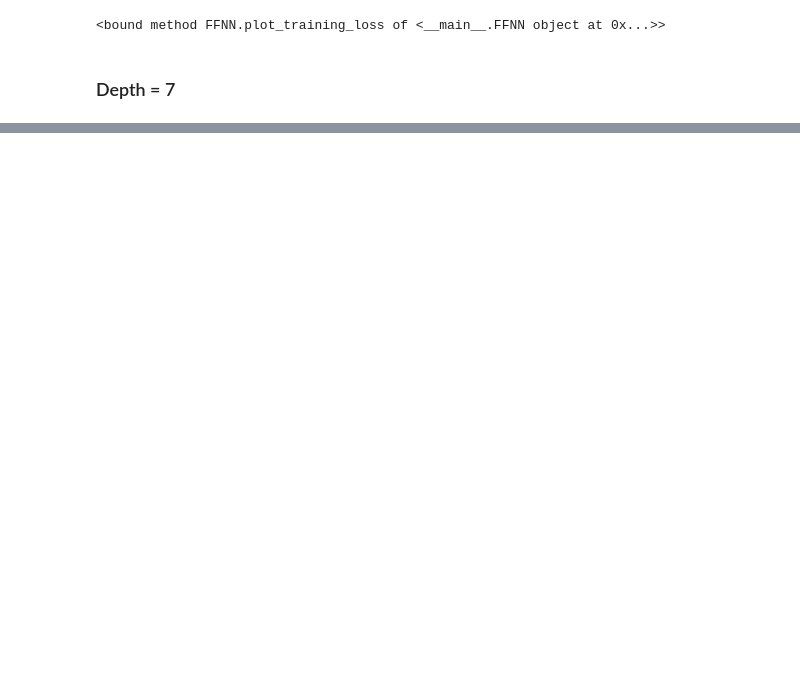
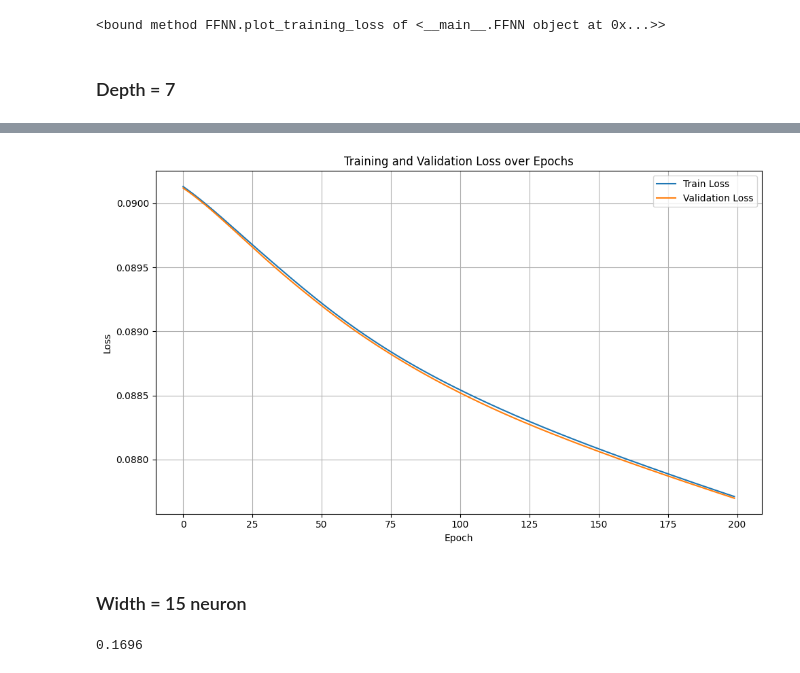
Before and after one commit to evelynnn04/ML-Tubes1-K33, a Jupyter notebook: src/basic/ANN_basic.ipynb, the cells around one changed output, grey strips where cells are left out. Cells and saved outputs as stored; diff of their text form; code cells hidden in the pictures; blank space fills up the shorter version.

```diff
--- a/src/basic/ANN_basic.ipynb
+++ b/src/basic/ANN_basic.ipynb
@@ -904,0 +920,16 @@ model_depth_high.plot_training_loss
+# %%
+model_width_intermediate = FFNN(
+    loss='mse',
+    batch_size=200,
+    learning_rate=0.01,
+    epochs=200,
+    verbose=0
+)
+
+model_width_intermediate.build_layers(
+    Layer(n_neurons=10, init='uniform', activation='softmax'),
+    Layer(n_neurons=10, init='uniform', activation='softmax'),
+    Layer(n_neurons=10, init='uniform', activation='softmax'),
+)
+
+model_width_intermediate.fit(X_train, y_train, X_val, y_val)
@@ -904,0 +950,6 @@ model_depth_high.plot_training_loss
+# %%
+model_width_intermediate.plot_training_loss()
+# %% [output]
+[figure, added]
+# %% [markdown]
+### Width = 15 neuron
@@ -904,0 +981,5 @@ model_depth_high.plot_training_loss
+# %%
+acc_width_high = accuracy(res_width_high, y_test)
+acc_width_high
+# %% [output]
+0.1696
```
Also changed, not shown: parts of 47 cells of this notebook, 1 other file.
